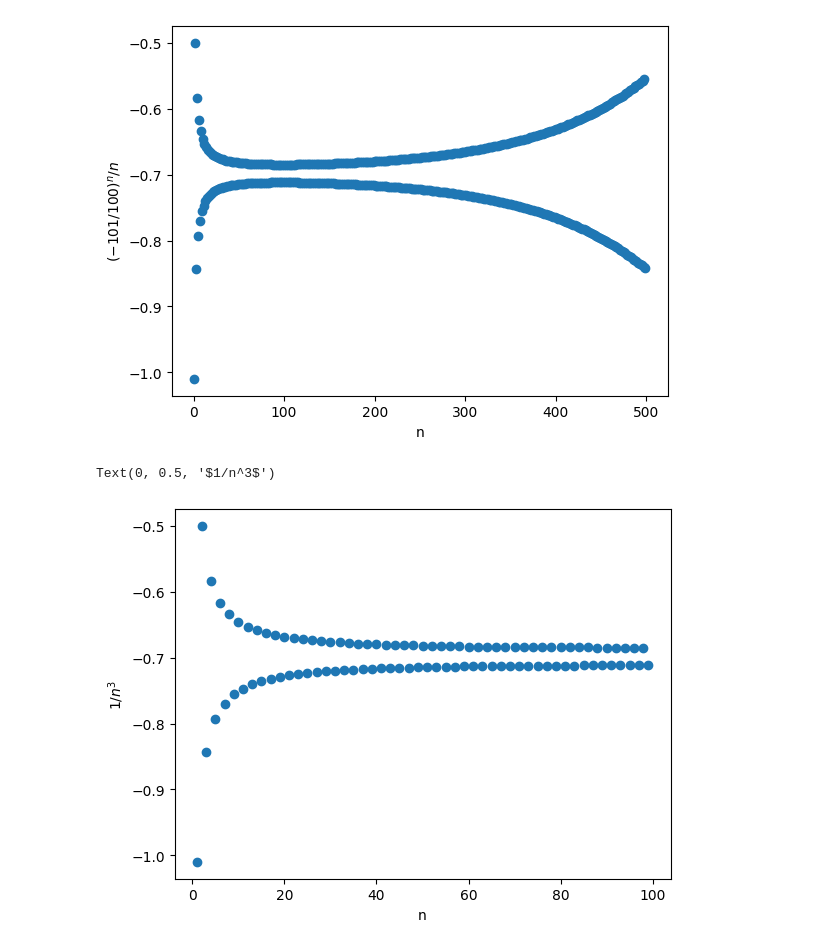
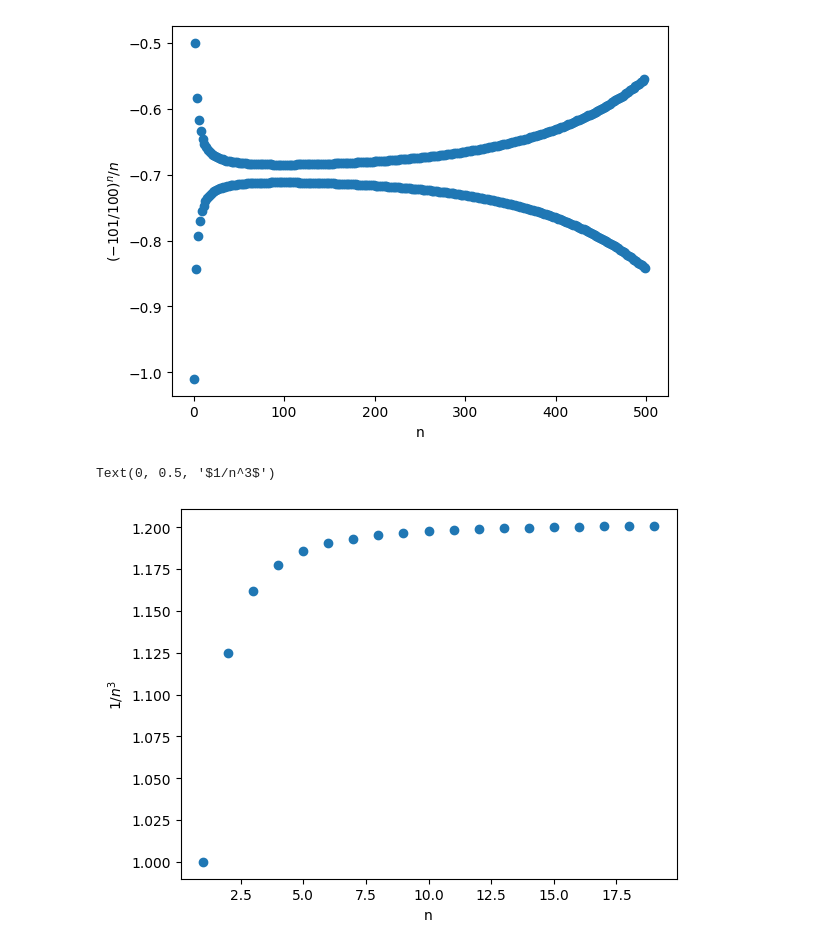
Before and after one commit to UCLNatSci/2023, a Jupyter notebook: NSCI0005/python_book/html/_sources/4_sequences_series/hw4_9511.ipynb, the cells around one changed output. Cells and saved outputs as stored; diff of their text form; code cells hidden in the pictures.

```diff
--- a/NSCI0005/python_book/html/_sources/4_sequences_series/hw4_9511.ipynb
+++ b/NSCI0005/python_book/html/_sources/4_sequences_series/hw4_9511.ipynb
@@ -19,17 +19,17 @@ Text(0, 0.5, '$(-101/100)^n/n$')
 # %%
 # Homework 1b)
 
-n = np.arange(1, 100, 1)
-x = a**n / n
+n = np.arange(1, 20, 1)
+x = 1 / n**3
 b = np.cumsum(x)
 
 plt.scatter(n, b)
 
 plt.xlabel("n")
 plt.ylabel("$1/n^3$")
 # %% [output]
 Text(0, 0.5, '$1/n^3$')
-[figure, old version]
+[figure, new version]
 # %%
 # Homework 1c)
 
```
Also changed, not shown: parts of 1 cell of this notebook, 11 other files.
